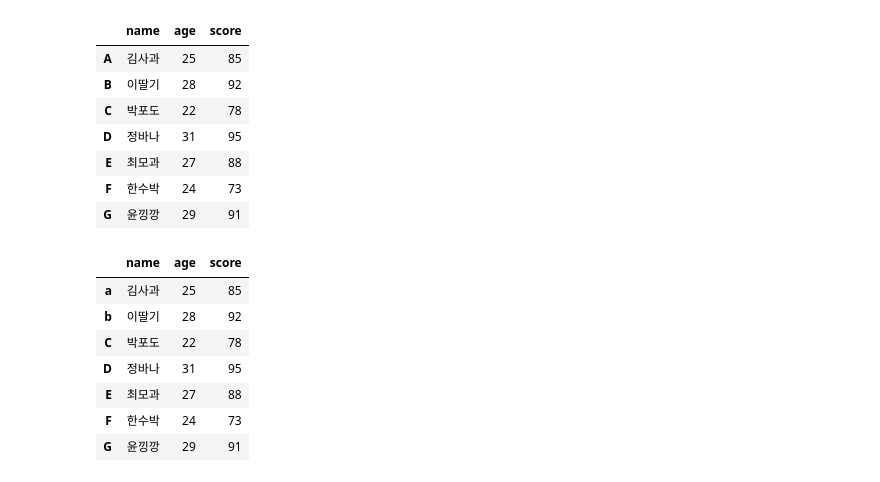
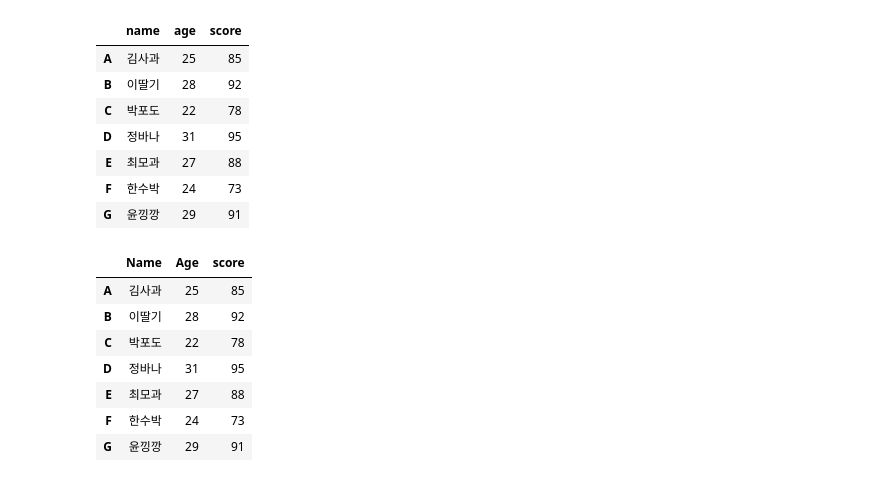
Before and after one commit to gayeoniee/data_anal_rep, a Jupyter notebook: 4. 판다스.ipynb, the cells around one changed output. Cells and saved outputs as stored; diff of their text form; code cells hidden in the pictures.

Commit message:
dataframe

```diff
--- a/4. 판다스.ipynb
+++ b/4. 판다스.ipynb
@@ -435,13 +464,12 @@ Index(['name', 'age', 'score'], dtype='object')
 | F | 한수박 | 24 | 73 |
 | G | 윤낑깡 | 29 | 91 |
 # %%
-# rename() 메서드 : 딕셔너리를 사용하여 특정 열과 행의 이름을 변경
-df.rename(index={"A":"a", "B": "b"}, inplace=True)
-df
+# rename() 메서드 : 일부 열과 행의 이름을 변경
+df.rename(columns={'name':'Name', 'age':'Age'})  # 원본은 바뀌지 않음
 # %% [output]
-|  | name | age | score |
-| a | 김사과 | 25 | 85 |
-| b | 이딸기 | 28 | 92 |
+|  | Name | Age | score |
+| A | 김사과 | 25 | 85 |
+| B | 이딸기 | 28 | 92 |
 | C | 박포도 | 22 | 78 |
 | D | 정바나 | 31 | 95 |
 | E | 최모과 | 27 | 88 |
```
Also changed, not shown: parts of 37 cells of this notebook, 1 other file.
